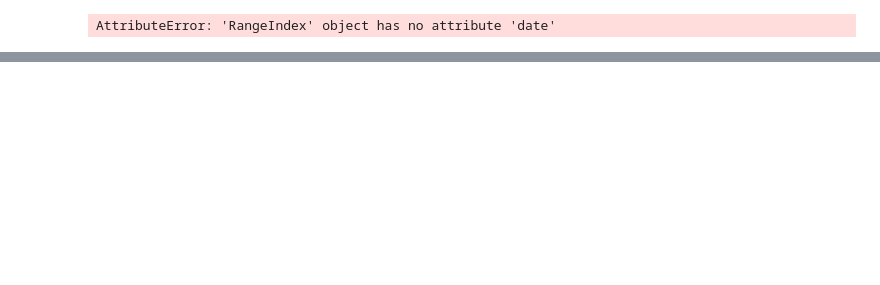
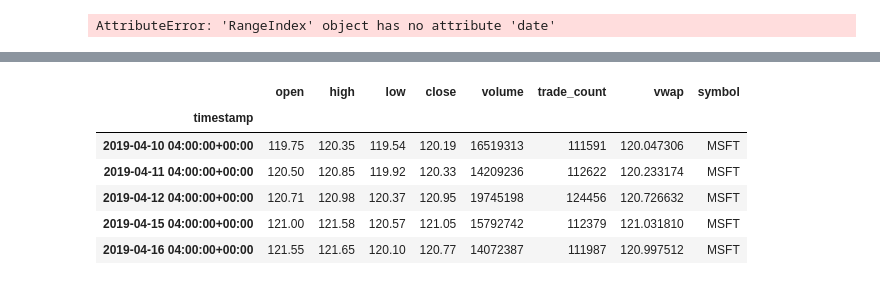
Before and after one commit to nomadic-me/dev.project.runningdigitally.com, a Jupyter notebook: Additional Coding.ipynb, the cells around one changed output, grey strips where cells are left out. Saved outputs shown, nothing was run; the diff lists cells and outputs as text; code cells hidden in the pictures; blank space fills up the shorter version.

```diff
--- a/Additional Coding.ipynb
+++ b/Additional Coding.ipynb
@@ -220,0 +210,28 @@ st.info
+# %%
+start_date = "2019-04-10"
+end_date = "2022-04-10"
+# Set the tickers
+# tickers = "AAPL"
+tickers = stock
+timeframe = "1D"
+api = REST(api_key, api_secret_key, api_version='v2')
+df2 = api.get_bars(tickers, TimeFrame.Day, start_date, end_date, adjustment='raw').df
+df2.loc[:,'symbol'] = tickers
+max = (df2['close'].max())
+min = (df2['close'].min())
+range = max - min
+margin = range * 0.05
+max = max + margin
+min = min - margin
+fig_stock = px.area(df2, x=df2.index, y="open", hover_data=("symbol","open","close","volume"), range_y=(min,max), template="seaborn" )
+graphJSON = json.dumps(fig_stock, cls=plotly.utils.PlotlyJSONEncoder)
+# %%
+df2.head()
+# %% [output]
+|  | open | high | low | close | volume | trade_count | vwap | symbol |
+| timestamp |  |  |  |  |  |  |  |  |
+| 2019-04-10 04:00:00+00:00 | 119.75 | 120.35 | 119.54 | 120.19 | 16519313 | 111591 | 120.047306 | MSFT |
+| 2019-04-11 04:00:00+00:00 | 120.50 | 120.85 | 119.92 | 120.33 | 14209236 | 112622 | 120.233174 | MSFT |
+| 2019-04-12 04:00:00+00:00 | 120.71 | 120.98 | 120.37 | 120.95 | 19745198 | 124456 | 120.726632 | MSFT |
+| 2019-04-15 04:00:00+00:00 | 121.00 | 121.58 | 120.57 | 121.05 | 15792742 | 112379 | 121.031810 | MSFT |
+| 2019-04-16 04:00:00+00:00 | 121.55 | 121.65 | 120.10 | 120.77 | 14072387 | 111987 | 120.997512 | MSFT |
```
Also changed, not shown: parts of 11 cells of this notebook, 4 other files.
